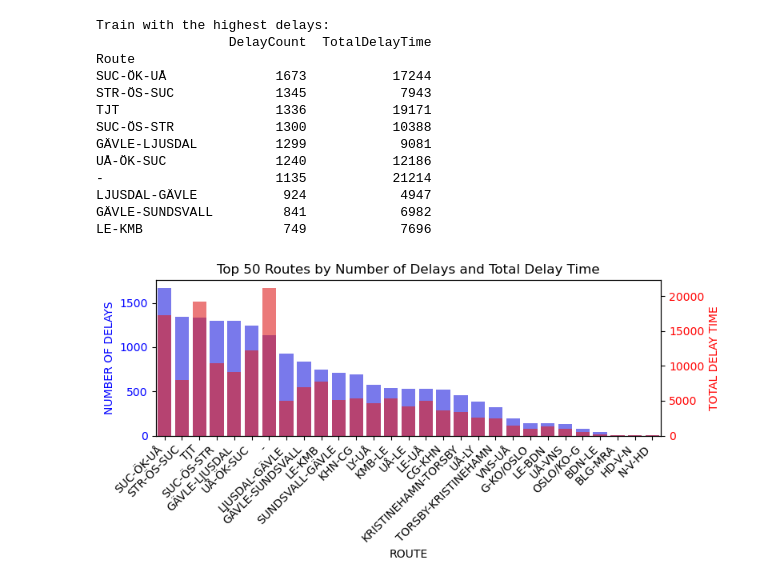
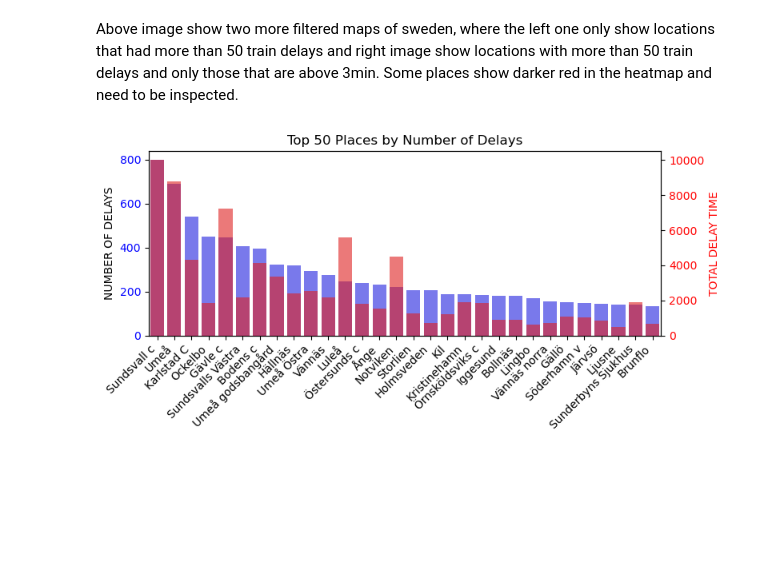
Before and after one commit to iorthethug/IAI-eMaintenance-Assignment-2, a Jupyter notebook: main.ipynb, the cells around one changed output. Cells and saved outputs as stored; diff of their text form; code cells hidden in the pictures; blank space fills up the shorter version.

Commit message:
almost done, just some explanations left.

```diff
--- a/main.ipynb
+++ b/main.ipynb
@@ -50,6 +50,8 @@ CAN PROB REMOVE THAT UNKNOWN ROUTE
 #first column was empty so it got removed.
 df.drop(columns=["Unnamed: 0", "Operator", "Train ID", "Train mission", "Reason code", "Reason code - level 1", "Reason code Level 2", "Reason code Level 3", "Train number", "Year"], axis=1, inplace=True)
 
+#remove all rows where the route was not specified
+df = df[df["Route"] != "-"]
 
 #save to check the data
 df.to_csv("outputBeforeGeopy.csv", index=False)
@@ -211,50 +161,31 @@ Tågnr
-# %%
-#created new df because I didnt want totaldelaytime as a column in original
-train_delay_summ = df.groupby("Route").agg(
-    DelayCount=("registered delay", "count"),
-    TotalDelayTime=("registered delay", "sum")
-)
-
-train_delay_summ_sort = train_delay_summ.sort_values(by=["DelayCount", "TotalDelayTime"], ascending=False)
-
-print("Train with the highest delays:")
-print( train_delay_summ_sort.head(10))
-# %% [output]
-Train with the highest delays:
-                 DelayCount  TotalDelayTime
-Route
-SUC-ÖK-UÅ              1673           17244
-STR-ÖS-SUC             1345            7943
-TJT                    1336           19171
-SUC-ÖS-STR             1300           10388
-GÄVLE-LJUSDAL          1299            9081
-UÅ-ÖK-SUC              1240           12186
--                      1135           21214
-LJUSDAL-GÄVLE           924            4947
-GÄVLE-SUNDSVALL         841            6982
-LE-KMB                  749            7696
+# %% [markdown]
+Above image show two more filtered maps of sweden, where the left one only show locations that had more than 50 train delays and right image show locations with more than 50 train delays and only those that are above 3min. Some places show darker red in the heatmap and need to be inspected.
 # %%
-#top 50 routes
-train_delay_top_50 = train_delay_summ_sort.head(50)
+df_top_30_places = df.groupby("Place").agg(
+    DelayCount=("registered delay", "count"),
+    TotalDelayTime=("registered delay", "sum")
+)
+
+df_top_30_places = df_top_30_places.sort_values(by=["DelayCount", "TotalDelayTime"], ascending=False).head(30)
 
 # fst axis
 fig, ax1 = plt.subplots(figsize=(8, 4))
-sb.barplot(x=train_delay_top_50.index, y="DelayCount", data=train_delay_top_50, ax=ax1, color="blue", alpha=0.6)
-ax1.set_xlabel("ROUTE")
-ax1.set_ylabel("NUMBER OF DELAYS", color="blue")
+sb.barplot(x="Place", y="DelayCount", data=df_top_30_places, ax=ax1, color="blue", alpha=0.6)
+ax1.set_xlabel("")
+ax1.set_ylabel("NUMBER OF DELAYS")
 ax1.tick_params(axis='y', labelcolor="blue")
 ax1.set_xticklabels(ax1.get_xticklabels(), rotation=45, ha="right")
 
 # snd axis
 ax2 = ax1.twinx()
-sb.barplot(x=train_delay_top_50.index, y="TotalDelayTime", data=train_delay_top_50, ax=ax2, color="red", alpha=0.6)
+sb.barplot(x=df_top_30_places.index, y="TotalDelayTime", data=df_top_30_places, ax=ax2, color="red", alpha=0.6)
 ax2.set_ylabel("TOTAL DELAY TIME", color="red")
 ax2.tick_params(axis='y', labelcolor="red")
 
 
-plt.title("Top 50 Routes by Number of Delays and Total Delay Time")
+plt.title("Top 50 Places by Number of Delays")
 plt.tight_layout()
 
 plt.show()
 # %% [output]
-[figure, old version]
+[figure, new version]
```
Also changed, not shown: parts of 29 cells of this notebook.
